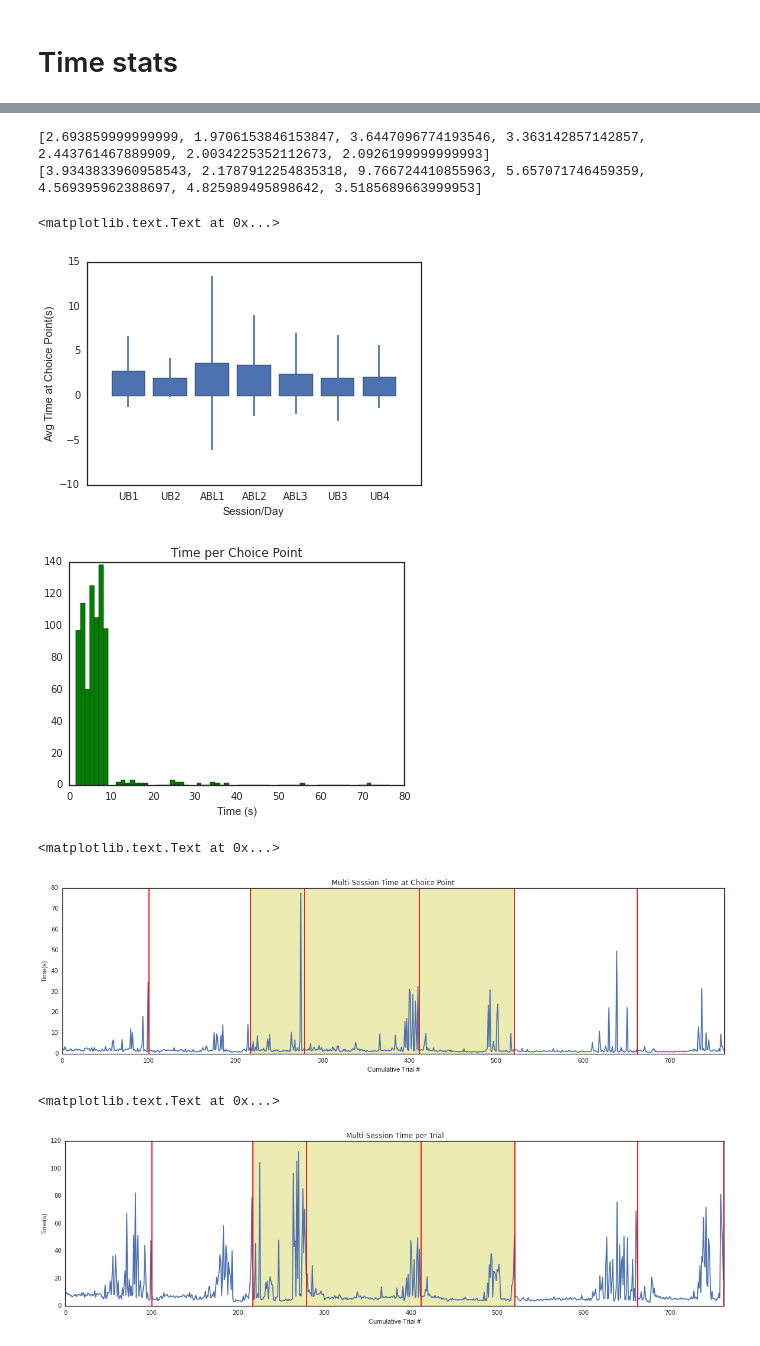
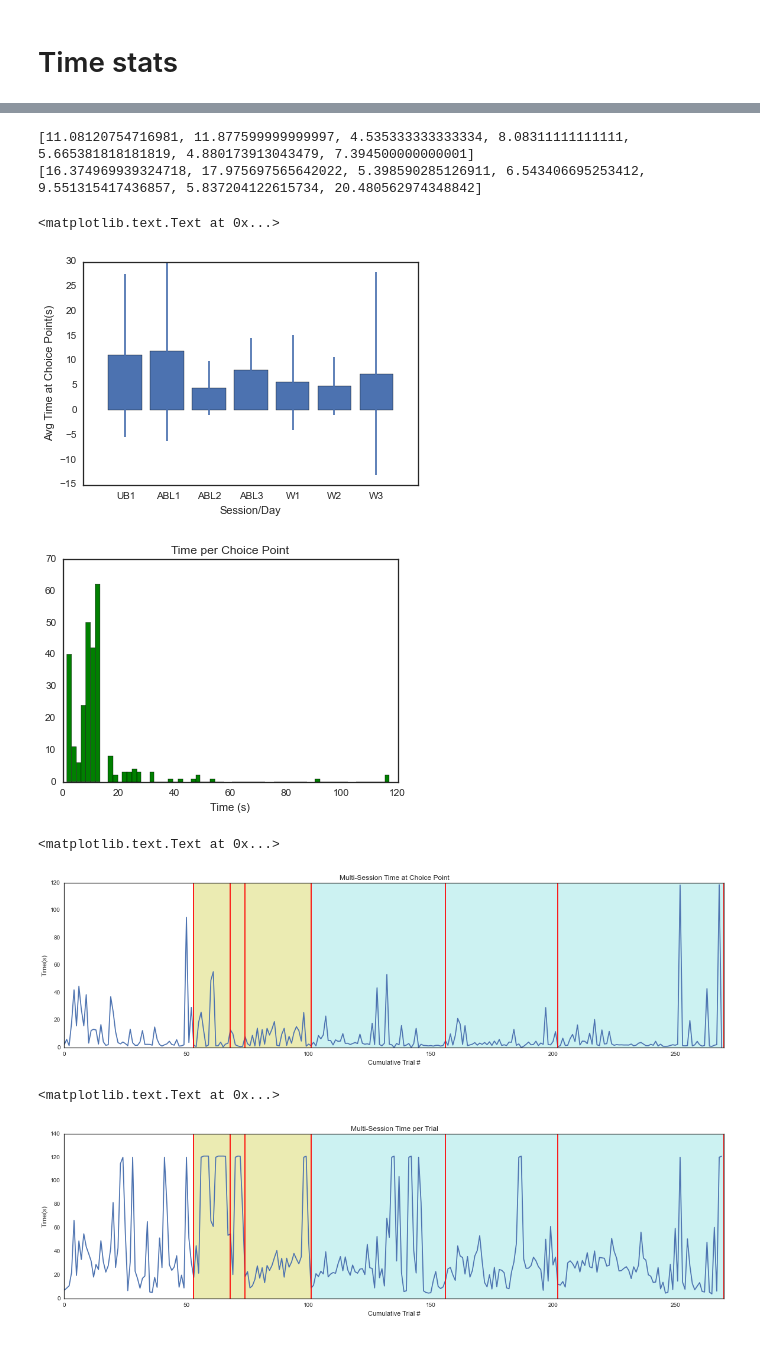
Before and after one commit to sofroniewn/mVR-experiments, a Jupyter notebook: animals/153.ipynb, the cells around one changed output, grey strips where cells are left out. Cells and saved outputs as stored; diff of their text form; code cells hidden in the pictures.

```diff
--- a/animals/153.ipynb
+++ b/animals/153.ipynb
@@ -27,8 +27,8 @@ log = pd.read_excel(logpath)
 sessions = log[(log.AnimalNum == ID)]
 unbiased = sessions[(sessions.SessionType == 'unbiased')]
 antibiasR = sessions[(sessions.SessionType == 'antibiasR')]
-switch = sessions[(sessions.SessionType == 'switch20')]
-sessions = (pd.concat([unbiased,antibiasL,switch])).sort()
+waterR = sessions[(sessions.SessionType == 'waterR')]
+sessions = (pd.concat([unbiased,antibiasR, waterR])).sort()
 session_vals= [int(x) for x in sessions.SessionNum]
 print sessions
 # %% [output]
@@ -43,3 +43,11 @@ print sessions
 # %%
-summary = [pd.read_csv(path + '/0000' + str(x) + '/summary/trial_summary' + str(x)+ '.csv') for x in session_vals]
+prefix = []
+for x in session_vals:
+    if len(str(x))==2:
+        pref = '/0000'
+    else:
+        pref = '/000'
+    prefix.append(pref)
+
+summary = [pd.read_csv(path + prefix[x] + str(session_vals[x]) + '/summary/trial_summary' + str(session_vals[x])+ '.csv') for x in range(len(session_vals))]
 #Load all sessions for an animal
@@ -221,4 +244,5 @@ plt.xlabel('Time (s)')
 # %%
+#Time in Choice Point
 mu_choice = []
 std_choice = []
 
@@ -228,7 +252,7 @@ print mu_choice
 print std_choice
 
 plt.bar(range(0,len(mu_choice)), mu_choice, align = "center", yerr = std_choice)
-labels = ['UB1', 'UB2', 'ABL1', 'ABL2', 'ABL3', 'UB3', 'UB4']
+labels = ['UB1', 'ABL1', 'ABL2', 'ABL3', 'W1', 'W2', 'W3']
 ypos = np.arange(len(mu_time))
 plt.xticks(ypos,labels)
 plt.xlabel('Session/Day')
@@ -242,11 +266,11 @@ plt.hist(choice,8, facecolor = 'g')
 plt.title('Time per Choice Point')
 plt.xlabel('Time (s)')
 # %% [output]
-[2.693859999999999, 1.9706153846153847, 3.6447096774193546, 3.363142857142857, 2.443761467889909, 2.0034225352112673, 2.0926199999999993]
-[3.9343833960958543, 2.1787912254835318, 9.766724410855963, 5.657071746459359, 4.569395962388697, 4.825989495898642, 3.5185689663999953]
+[11.08120754716981, 11.877599999999997, 4.535333333333334, 8.08311111111111, 5.665381818181819, 4.880173913043479, 7.394500000000001]
+[16.374969939324718, 17.975697565642022, 5.398590285126911, 6.543406695253412, 9.551315417436857, 5.837204122615734, 20.480562974348842]
 <matplotlib.text.Text at 0x...>
-[figure, old version]
+[figure, new version]
-[figure, old version]
+[figure, new version]
 # %%
 #Plot Choice Time acros all sessions
 plt.figure(figsize = [20,5])
@@ -260,41 +284,39 @@ for a in range(len(summary)):
 len_array = list(np.cumsum(len_array))
 
 plt.plot(tchoice_array,'-')
-#plt.ylim(-0.5,1.5)
 plt.xlim(0,max(len_array))
 [plt.axvline(x =a, color='r') for a in len_array]
-plt.axvspan(len_array[1],len_array[4], facecolor = 'y', alpha = 0.3)
+plt.axvspan(len_array[0],len_array[3], facecolor = 'y', alpha = 0.3)
+plt.axvspan(len_array[3],len_array[6], facecolor = 'c', alpha = 0.2)
 plt.xlabel('Cumulative Trial #')
 plt.ylabel('Time(s)')
-#plt.yticks([0,1],['Incorrect','Correct'])
 plt.title('Multi-Session Time at Choice Point')
 # %% [output]
 <matplotlib.text.Text at 0x...>
-[figure, old version]
+[figure, new version]
 # %%
 #Plot Trial Time acros all sessions
 plt.figure(figsize = [20,5])
 
 time_array = []
 len_array = []
 for a in range(len(summary)):
     time_array += list(summary[a].time)
     len_array.append(len(summary[a]))
 
 len_array = list(np.cumsum(len_array))
 
 plt.plot(time_array,'-')
-#plt.ylim(-0.5,1.5)
 plt.xlim(0,max(len_array))
 [plt.axvline(x =a, color='r') for a in len_array]
-plt.axvspan(len_array[1],len_array[4], facecolor = 'y', alpha = 0.3)
+plt.axvspan(len_array[0],len_array[3], facecolor = 'y', alpha = 0.3)
+plt.axvspan(len_array[3],len_array[6], facecolor = 'c', alpha = 0.2)
 plt.xlabel('Cumulative Trial #')
 plt.ylabel('Time(s)')
-#plt.yticks([0,1],['Incorrect','Correct'])
 plt.title('Multi-Session Time per Trial')
 # %% [output]
 <matplotlib.text.Text at 0x...>
-[figure, old version]
+[figure, new version]
 # %%
 #Subplot
 plt.figure(figsize = [20,5])
```
Also changed, not shown: parts of 33 cells of this notebook, 17 other files.
